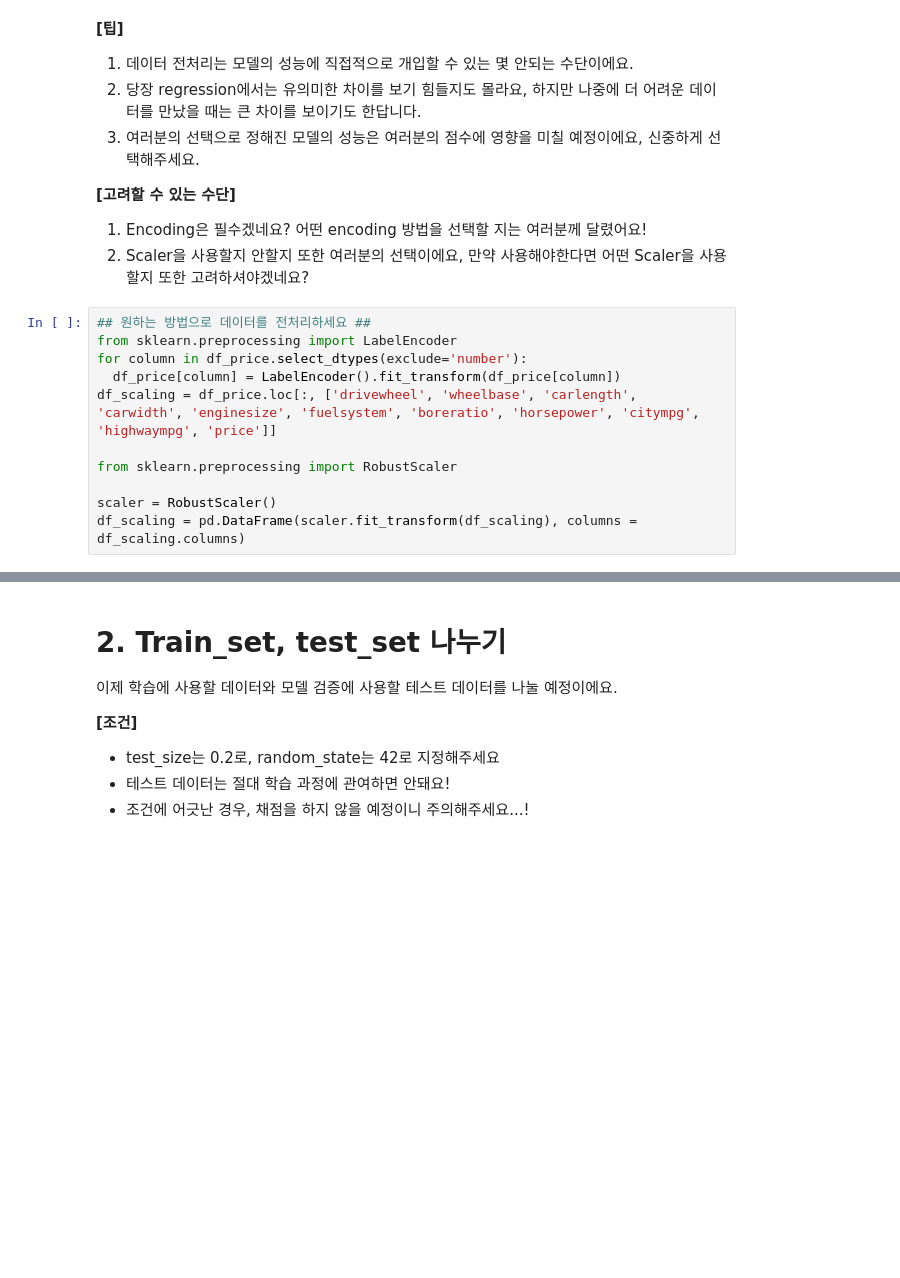
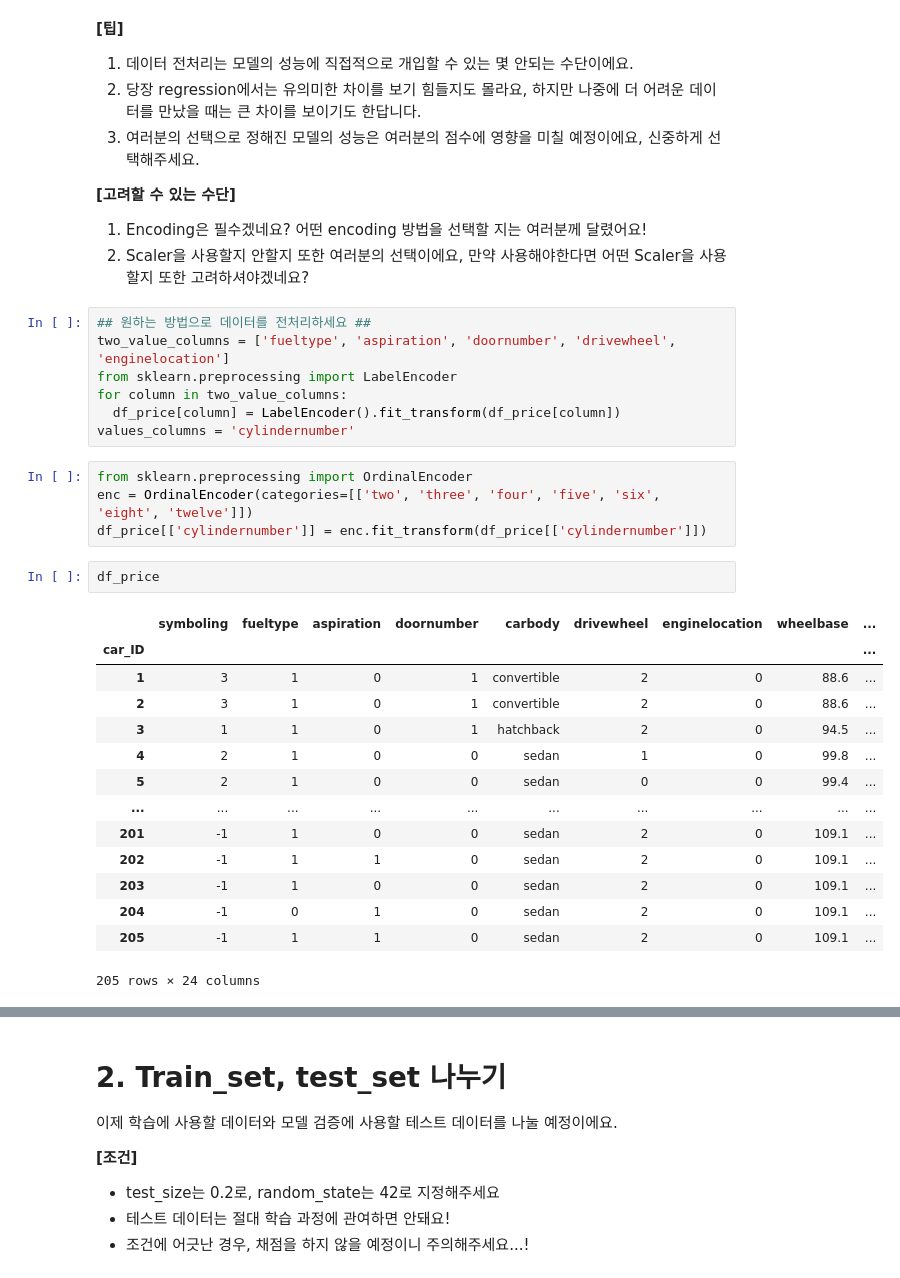
Before and after one commit to DogbakDaily/DAP_2022, a Jupyter notebook: Lecture8.ipynb, the cells around one changed output, grey strips where cells are left out. Saved outputs shown, nothing was run; the diff lists cells and outputs as text; blank space fills up the shorter version.

```diff
--- a/Lecture8.ipynb
+++ b/Lecture8.ipynb
@@ -181,12 +193,29 @@ Data를 원하는 방법으로 전처리하세요.
 2. Scaler을 사용할지 안할지 또한 여러분의 선택이에요, 만약 사용해야한다면 어떤 Scaler을 사용할지 또한 고려하셔야겠네요?
 # %%
 ## 원하는 방법으로 데이터를 전처리하세요 ##
+two_value_columns = ['fueltype', 'aspiration', 'doornumber', 'drivewheel', 'enginelocation']
 from sklearn.preprocessing import LabelEncoder
-for column in df_price.select_dtypes(exclude='number'):
+for column in two_value_columns:
   df_price[column] = LabelEncoder().fit_transform(df_price[column])
-df_scaling = df_price.loc[:, ['drivewheel', 'wheelbase', 'carlength', 'carwidth', 'enginesize', 'fuelsystem', 'boreratio', 'horsepower', 'citympg', 'highwaympg', 'price']]
-
-from sklearn.preprocessing import RobustScaler
-
-scaler = RobustScaler()
-df_scaling = pd.DataFrame(scaler.fit_transform(df_scaling), columns = df_scaling.columns)
+values_columns = 'cylindernumber'
+# %%
+from sklearn.preprocessing import OrdinalEncoder
+enc = OrdinalEncoder(categories=[['two', 'three', 'four', 'five', 'six', 'eight', 'twelve']])
+df_price[['cylindernumber']] = enc.fit_transform(df_price[['cylindernumber']])
+# %%
+df_price
+# %% [output]
+|  | symboling | fueltype | aspiration | doornumber | carbody | drivewheel | enginelocation | wheelbase | ... |
+| car_ID |  |  |  |  |  |  |  |  | ... |
+| 1 | 3 | 1 | 0 | 1 | convertible | 2 | 0 | 88.6 | ... |
+| 2 | 3 | 1 | 0 | 1 | convertible | 2 | 0 | 88.6 | ... |
+| 3 | 1 | 1 | 0 | 1 | hatchback | 2 | 0 | 94.5 | ... |
+| 4 | 2 | 1 | 0 | 0 | sedan | 1 | 0 | 99.8 | ... |
+| 5 | 2 | 1 | 0 | 0 | sedan | 0 | 0 | 99.4 | ... |
+| ... | ... | ... | ... | ... | ... | ... | ... | ... | ... |
+| 201 | -1 | 1 | 0 | 0 | sedan | 2 | 0 | 109.1 | ... |
+| 202 | -1 | 1 | 1 | 0 | sedan | 2 | 0 | 109.1 | ... |
+| 203 | -1 | 1 | 0 | 0 | sedan | 2 | 0 | 109.1 | ... |
+| 204 | -1 | 0 | 1 | 0 | sedan | 2 | 0 | 109.1 | ... |
+| 205 | -1 | 1 | 1 | 0 | sedan | 2 | 0 | 109.1 | ... |
+205 rows × 24 columns
```
Also changed, not shown: parts of 11 cells of this notebook.
